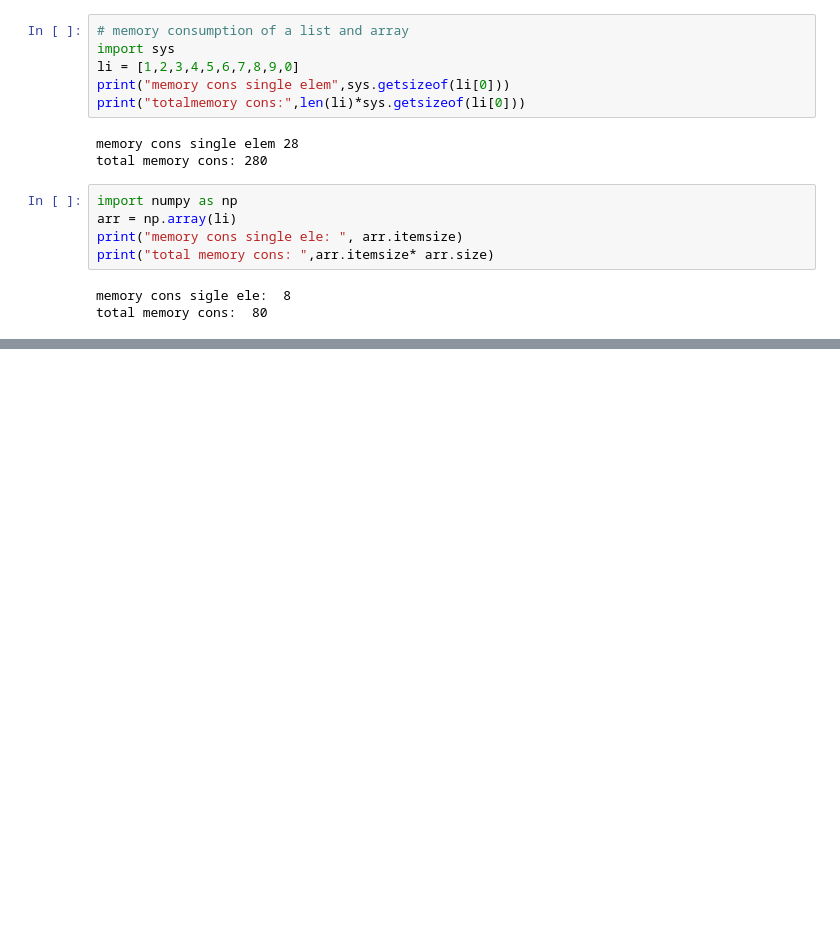
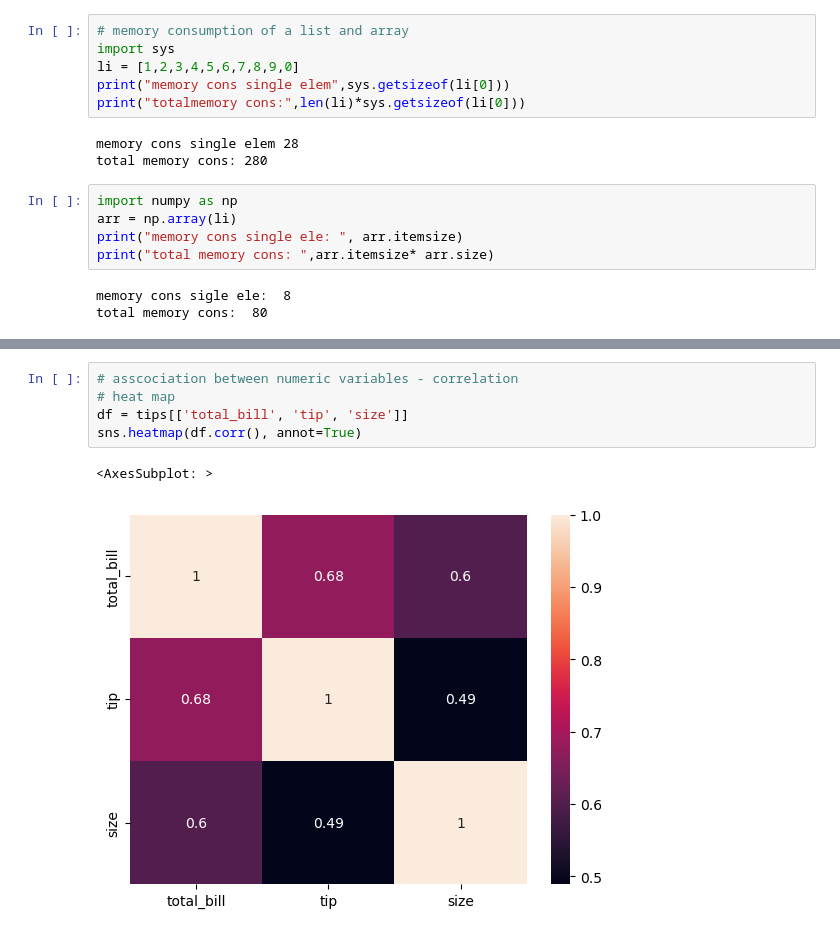
Before and after one commit to kailas93/SVCE_ECE_GreenAI, a Jupyter notebook: svce.ipynb, the cells around one changed output, grey strips where cells are left out. Saved outputs shown, nothing was run; the diff lists cells and outputs as text; blank space fills up the shorter version.

```diff
--- a/svce.ipynb
+++ b/svce.ipynb
@@ -335,0 +405,8 @@ pwd
+# %%
+# asscociation between numeric variables - correlation
+# heat map
+df = tips[['total_bill', 'tip', 'size']]
+sns.heatmap(df.corr(), annot=True)
+# %% [output]
+<AxesSubplot: >
+[figure, added]
```
Also changed, not shown: parts of 28 cells of this notebook, 2 other files.
